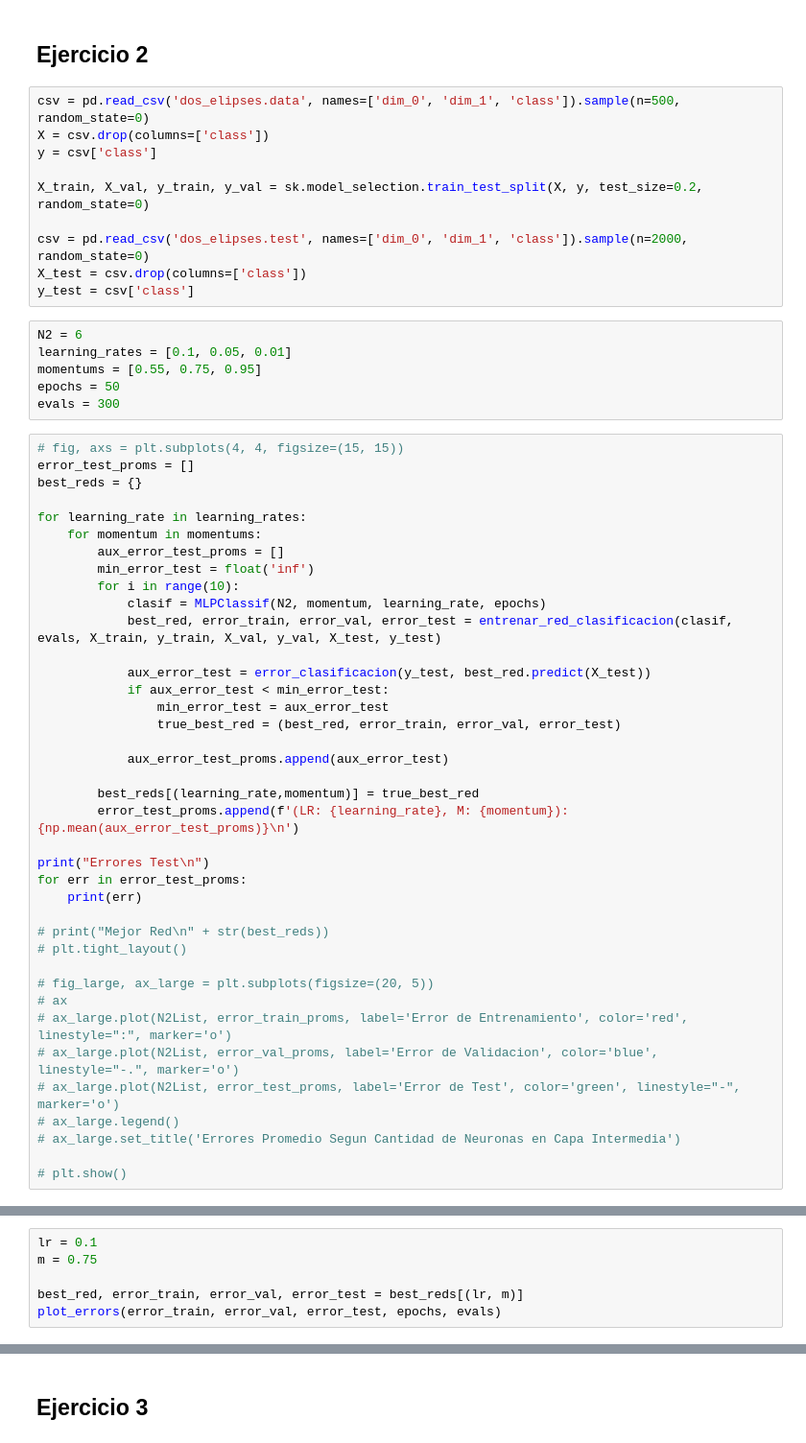
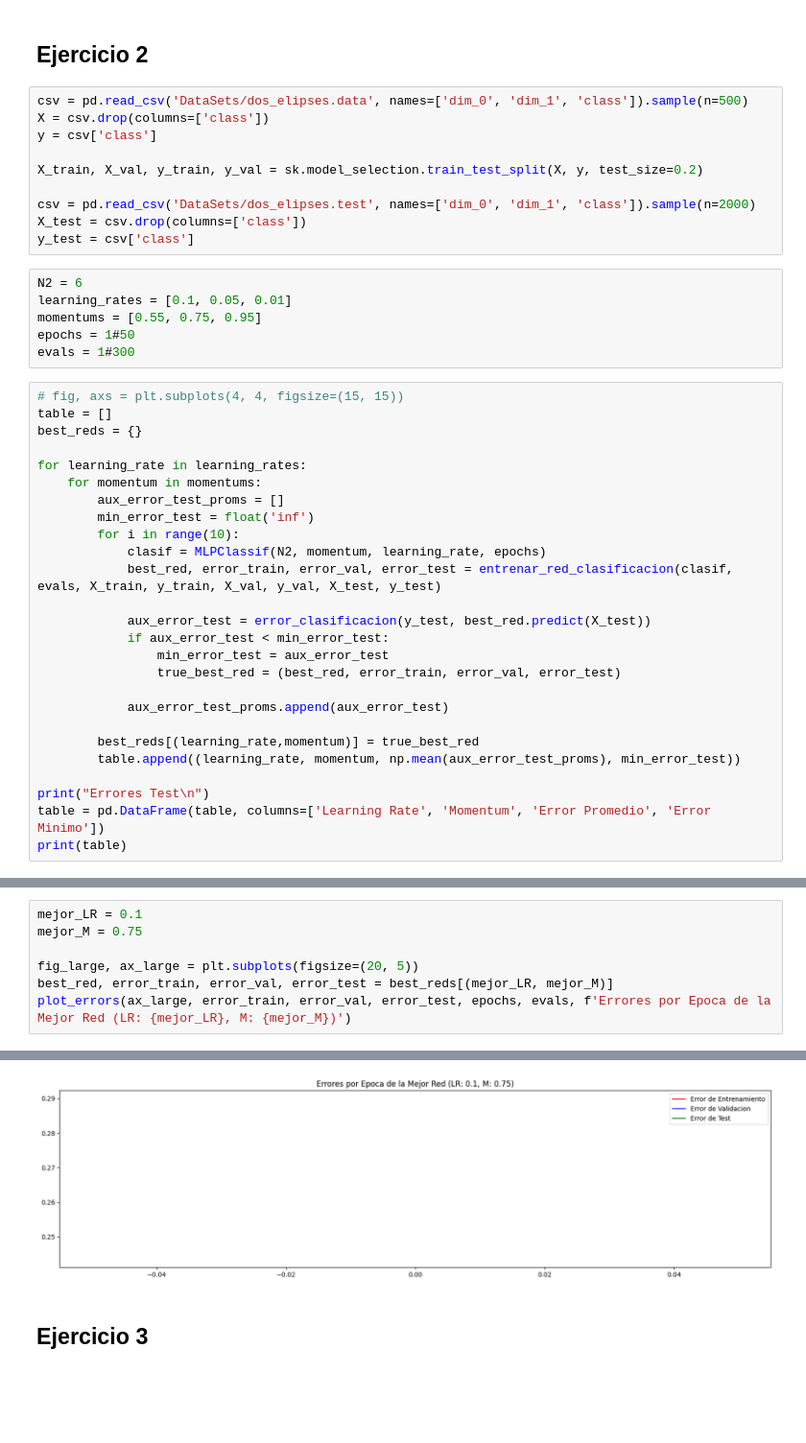
Before and after one commit to Pomarola/IAA, a Jupyter notebook: TP2.ipynb, the cells around one changed output, grey strips where cells are left out. Shown at 96% size. Drawn from its saved outputs; the diff is of its cells as text; blank space fills up the shorter version.

```diff
--- a/TP2.ipynb
+++ b/TP2.ipynb
@@ -153,24 +153,24 @@ plt.show()
 # %% [markdown]
 ## Ejercicio 2
 # %%
-csv = pd.read_csv('dos_elipses.data', names=['dim_0', 'dim_1', 'class']).sample(n=500, random_state=0)
+csv = pd.read_csv('DataSets/dos_elipses.data', names=['dim_0', 'dim_1', 'class']).sample(n=500)
 X = csv.drop(columns=['class'])
 y = csv['class']
 
-X_train, X_val, y_train, y_val = sk.model_selection.train_test_split(X, y, test_size=0.2, random_state=0)
+X_train, X_val, y_train, y_val = sk.model_selection.train_test_split(X, y, test_size=0.2)
 
-csv = pd.read_csv('dos_elipses.test', names=['dim_0', 'dim_1', 'class']).sample(n=2000, random_state=0)
+csv = pd.read_csv('DataSets/dos_elipses.test', names=['dim_0', 'dim_1', 'class']).sample(n=2000)
 X_test = csv.drop(columns=['class'])
 y_test = csv['class']
 # %%
 N2 = 6
 learning_rates = [0.1, 0.05, 0.01]
 momentums = [0.55, 0.75, 0.95]
-epochs = 50
-evals = 300
+epochs = 1#50
+evals = 1#300
 # %%
 # fig, axs = plt.subplots(4, 4, figsize=(15, 15))
-error_test_proms = []
+table = []
 best_reds = {}
 
 for learning_rate in learning_rates:
@@ -189,24 +189,11 @@ for learning_rate in learning_rates:
             aux_error_test_proms.append(aux_error_test)
 
         best_reds[(learning_rate,momentum)] = true_best_red
-        error_test_proms.append(f'(LR: {learning_rate}, M: {momentum}): {np.mean(aux_error_test_proms)}\n')
+        table.append((learning_rate, momentum, np.mean(aux_error_test_proms), min_error_test))
 
 print("Errores Test\n")
-for err in error_test_proms:
-    print(err)
-
-# print("Mejor Red\n" + str(best_reds))
-# plt.tight_layout()
-
-# fig_large, ax_large = plt.subplots(figsize=(20, 5))
-# ax
-# ax_large.plot(N2List, error_train_proms, label='Error de Entrenamiento', color='red', linestyle=":", marker='o')
-# ax_large.plot(N2List, error_val_proms, label='Error de Validacion', color='blue', linestyle="-.", marker='o')
-# ax_large.plot(N2List, error_test_proms, label='Error de Test', color='green', linestyle="-", marker='o')
-# ax_large.legend()
-# ax_large.set_title('Errores Promedio Segun Cantidad de Neuronas en Capa Intermedia')
-
-# plt.show()
+table = pd.DataFrame(table, columns=['Learning Rate', 'Momentum', 'Error Promedio', 'Error Minimo'])
+print(table)
 # %% [output]
 Errores Test
 
@@ -230,7 +210,8 @@ Errores Test
 # %%
-lr = 0.1
-m = 0.75
+mejor_LR = 0.1
+mejor_M = 0.75
 
-best_red, error_train, error_val, error_test = best_reds[(lr, m)]
-plot_errors(error_train, error_val, error_test, epochs, evals)
+fig_large, ax_large = plt.subplots(figsize=(20, 5))
+best_red, error_train, error_val, error_test = best_reds[(mejor_LR, mejor_M)]
+plot_errors(ax_large, error_train, error_val, error_test, epochs, evals, f'Errores por Epoca de la Mejor Red (LR: {mejor_LR}, M: {mejor_M})')
 # %% [output]
@@ -238,3 +218,4 @@ NameError: name 'best_reds' is not defined
+[figure, added]
 # %% [markdown]
 ## Ejercicio 3
 # %%
```
Also changed, not shown: parts of 5 cells of this notebook, 1 other file.
